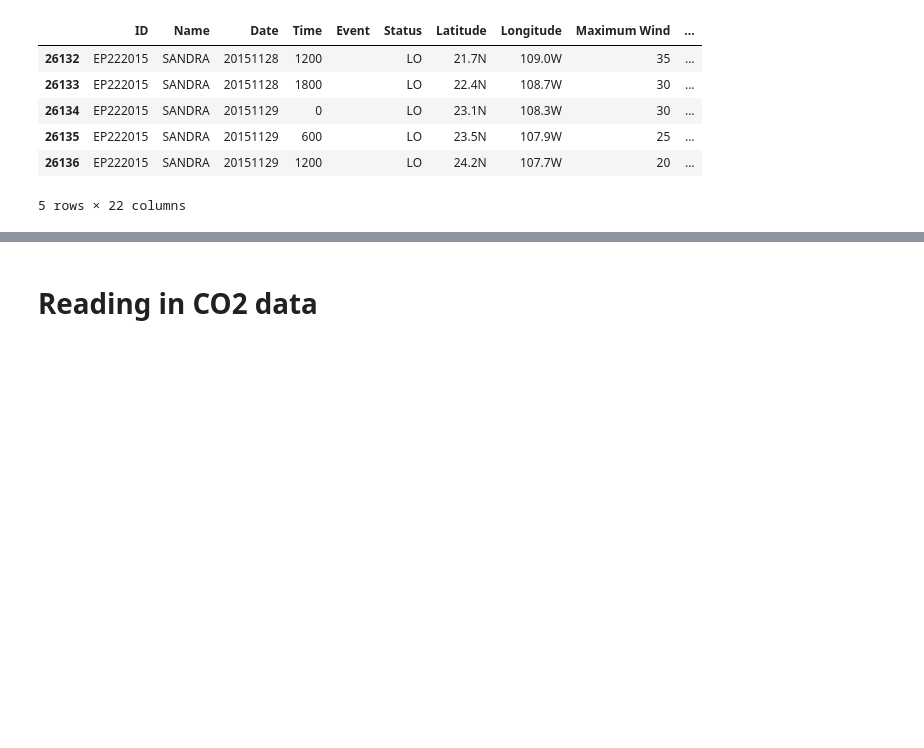
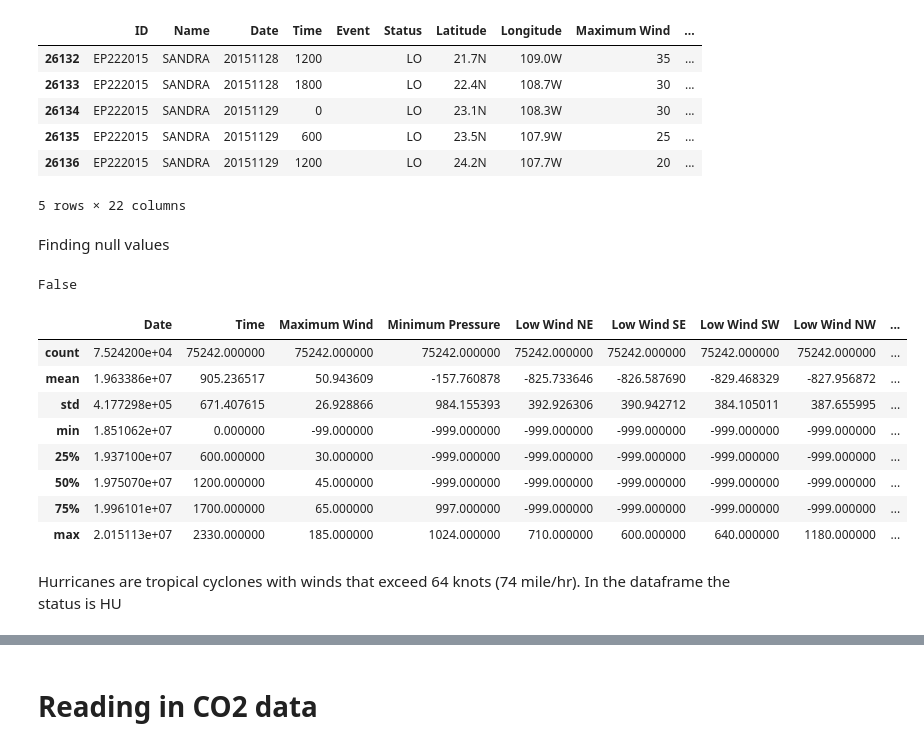
Before and after one commit to DanielBrechner/hurrdat_co2, a Jupyter notebook: explore.ipynb, the cells around one changed output, grey strips where cells are left out. Saved outputs shown, nothing was run; the diff lists cells and outputs as text; code cells hidden in the pictures; blank space fills up the shorter version.

```diff
--- a/explore.ipynb
+++ b/explore.ipynb
@@ -37,3 +43,23 @@ hurr_df.tail()
 | 26135 | EP222015 | SANDRA | 20151129 | 600 |  | LO | 23.5N | 107.9W | 25 | ... |
 | 26136 | EP222015 | SANDRA | 20151129 | 1200 |  | LO | 24.2N | 107.7W | 20 | ... |
 5 rows × 22 columns
+# %% [markdown]
+Finding null values
+# %%
+hurr_df.isnull().values.any()
+# %% [output]
+False
+# %%
+hurr_df.describe()
+# %% [output]
+|  | Date | Time | Maximum Wind | Minimum Pressure | Low Wind NE | Low Wind SE | Low Wind SW | Low Wind NW | ... |
+| count | 7.524200e+04 | 75242.000000 | 75242.000000 | 75242.000000 | 75242.000000 | 75242.000000 | 75242.000000 | 75242.000000 | ... |
+| mean | 1.963386e+07 | 905.236517 | 50.943609 | -157.760878 | -825.733646 | -826.587690 | -829.468329 | -827.956872 | ... |
+| std | 4.177298e+05 | 671.407615 | 26.928866 | 984.155393 | 392.926306 | 390.942712 | 384.105011 | 387.655995 | ... |
+| min | 1.851062e+07 | 0.000000 | -99.000000 | -999.000000 | -999.000000 | -999.000000 | -999.000000 | -999.000000 | ... |
+| 25% | 1.937100e+07 | 600.000000 | 30.000000 | -999.000000 | -999.000000 | -999.000000 | -999.000000 | -999.000000 | ... |
+| 50% | 1.975070e+07 | 1200.000000 | 45.000000 | -999.000000 | -999.000000 | -999.000000 | -999.000000 | -999.000000 | ... |
+| 75% | 1.996101e+07 | 1700.000000 | 65.000000 | 997.000000 | -999.000000 | -999.000000 | -999.000000 | -999.000000 | ... |
+| max | 2.015113e+07 | 2330.000000 | 185.000000 | 1024.000000 | 710.000000 | 600.000000 | 640.000000 | 1180.000000 | ... |
+# %% [markdown]
+Hurricanes are tropical cyclones with winds that exceed 64 knots (74 mile/hr). In the dataframe the status is HU
```
Also changed, not shown: parts of 3 cells of this notebook, 1 other file.
